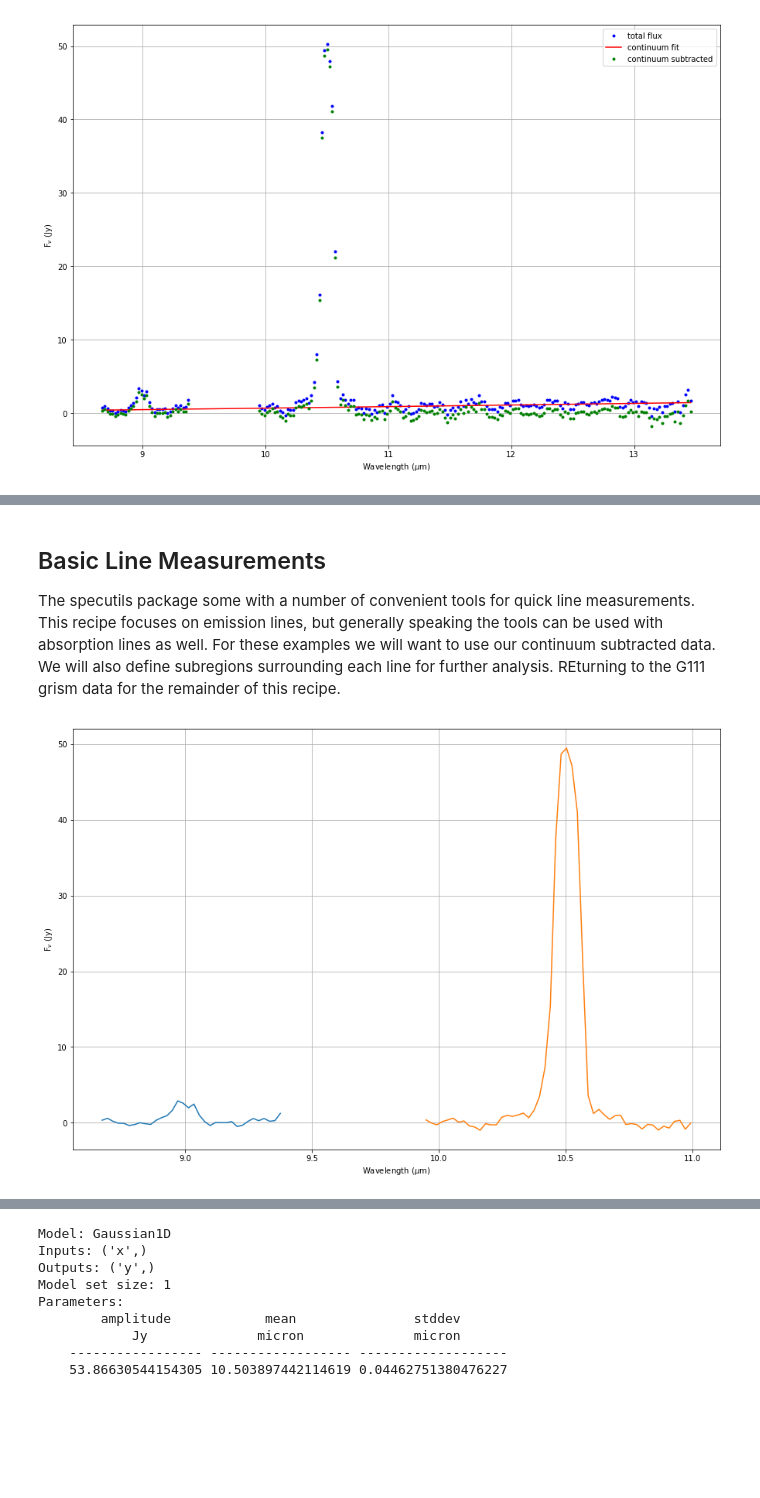
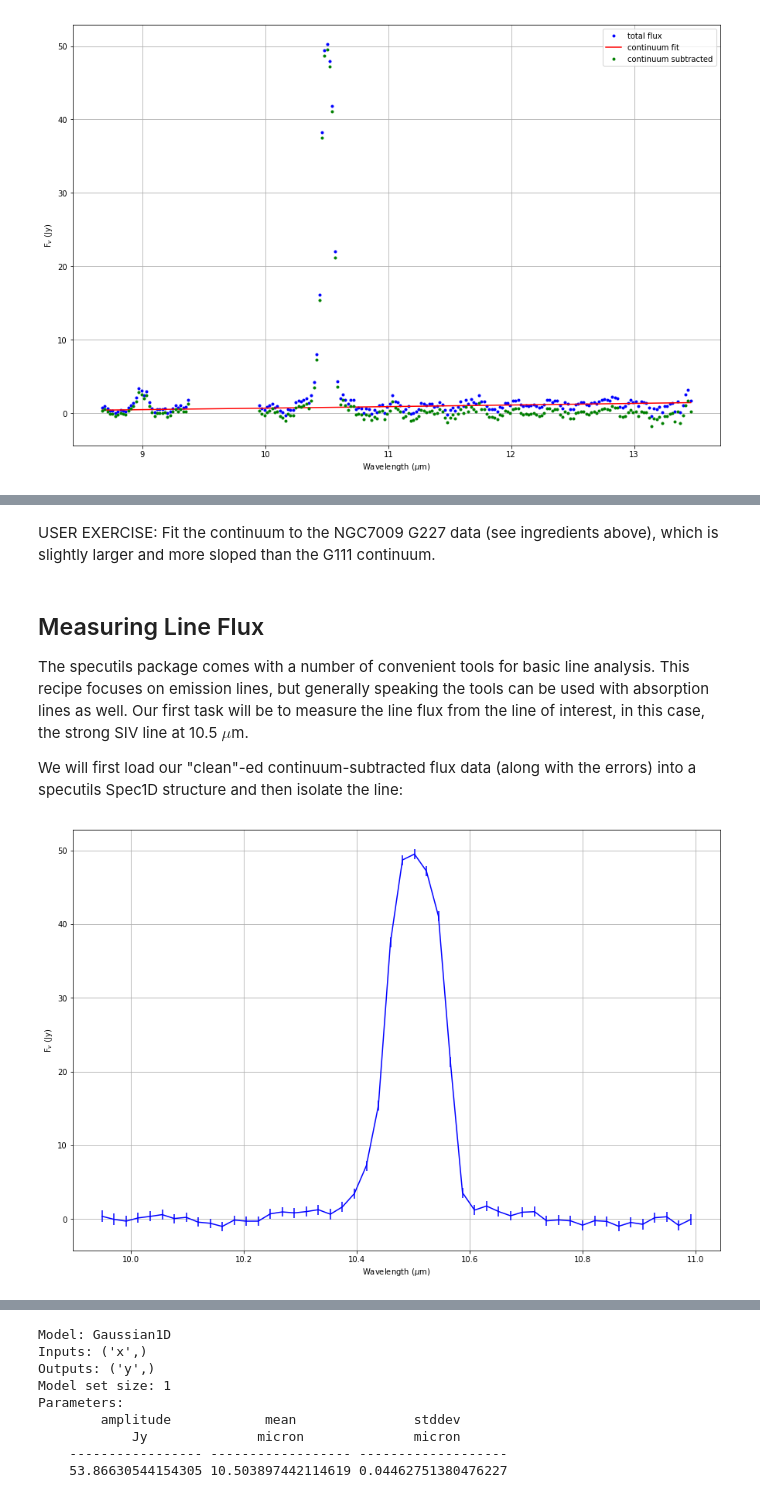
Before and after one commit to SOFIAObservatory/Recipes, a Jupyter notebook: FORCAST-Grism_LineAnalysis.ipynb, the cells around one changed output, grey strips where cells are left out. Drawn from its saved outputs; the diff is of its cells as text; code cells hidden in the pictures; blank space fills up the shorter version.

```diff
--- a/FORCAST-Grism_LineAnalysis.ipynb
+++ b/FORCAST-Grism_LineAnalysis.ipynb
@@ -68,6 +68,9 @@ def loadFORCASTGrismData(filename):
     data_table['error'].unit = 'Jy'
     data_table['response'].unit = 'Jy/s'
 
+    #...and mask out NaNs in flux.
+    data_table['flux'].mask = np.isnan(data_table['flux'])
+
     return data_fits,data_table
 
 
@@ -100,10 +103,12 @@ There are two main issues we need to "clean" before proceeding with line analysi
 # %%
 #Define a "clean"-ing function, that takes a FORCAST data table and telluric threshold as inputs:
+
 def cleanFORCASTGrismData(in_table,tell_thresh):
-    #Now define mask:
-    in_table['flux'].mask  = (in_table['telluric'] < tell_thresh) | np.isnan(in_table['flux'])
+    #Now define mask (= True) for telluric transmission and add to the exisitng mask.
+    in_table['flux'].mask  = in_table['flux'].mask | (in_table['telluric'] < tell_thresh)
 
-    #and apply it to the wavelength, flux, and error arrays
+    #and apply NOT(Mask) to the wavelength, flux, and error arrays,
+    #to pull out new "clean" arrays
     fc = in_table['flux'][~in_table['flux'].mask]
     wc = in_table['wavelength'][~in_table['flux'].mask]
     fc_err = in_table['error'][~in_table['flux'].mask]
@@ -279,32 +231,39 @@ WARNING:astropy:Model is linear in parameters; consider using linear fitting met
+# %% [markdown]
+USER EXERCISE:  Fit the continuum to the NGC7009 G227 data (see ingredients above), which is slightly larger and more sloped than the G111 continuum.
 # %% [markdown]
-## Basic Line Measurements
+## Measuring Line Flux
 
-The specutils package some with a number of convenient tools for quick line measurements. This recipe focuses on emission lines, but generally speaking the tools can be used with absorption lines as well.  For these examples we will want to use our continuum subtracted data.  We will also define subregions surrounding each line for further analysis.  REturning to the G111 grism data for the remainder of this recipe.
+The specutils package comes with a number of convenient tools for basic line analysis. This recipe focuses on emission lines, but generally speaking the tools can be used with absorption lines as well.  Our first task will be to measure the line flux from the line of interest, in this case, the strong SIV line at 10.5 $\mu$m.
+
+We will first load our "clean"-ed continuum-subtracted flux data (along with the errors) into a specutils Spec1D structure and then isolate the line:
 # %%
 from specutils.manipulation import extract_region
 
 #First read wavelength, flux, and continuum from our cleaned data table:
 wave = g111_clean['wavelength']
 flux = g111_clean['flux'] - g111_clean['cont']  #use continuum subtracted flux
+err = g111_clean['error']
 
 #Now load into Spect1D object:
 spec = Spectrum1D(spectral_axis=wave,flux=flux)
+err_spec = Spectrum1D(spectral_axis=wave,flux=err)
 
-#Now define sub regions for each line, just eye-balling from the plot above.
-lines_sr = SpectralRegion(8.5*u.um, 9.5*u.um) + SpectralRegion(9.5*u.um, 11.*u.um)
+#Now define sub region for the 10.5 micron line, just eye-balling from the plot above.
+lines_sr = SpectralRegion(9.5*u.um, 11.*u.um)
 
 #And extract those regions for separate analysis.
 #Extract_region takes a Spect1D and SpectralRegion objects as inputs and returns
 #a *list* of Spect1D objects, one per region.
 lines = extract_region(spec, lines_sr)
+line_errs = extract_region(err_spec, lines_sr)
 
-#In this case we get *2* Spect1D objects in the list "lines".
-#Plot them together:
+
+#Plot resulting region surrounding our line:
 plt.figure(figsize=(15,10))
-for x in lines:
-    plt.plot(x.spectral_axis,x.flux)
+plt.errorbar(lines.spectral_axis,lines.flux,yerr=line_errs.flux,
+             color='b',label='data')
 plt.xlabel('Wavelength ($\mu$m)')
 plt.ylabel('F$_v$ (Jy)')
 plt.grid()
 # %% [output]
-[figure, old version]
+[figure, new version]
```
Also changed, not shown: parts of 28 cells of this notebook.
